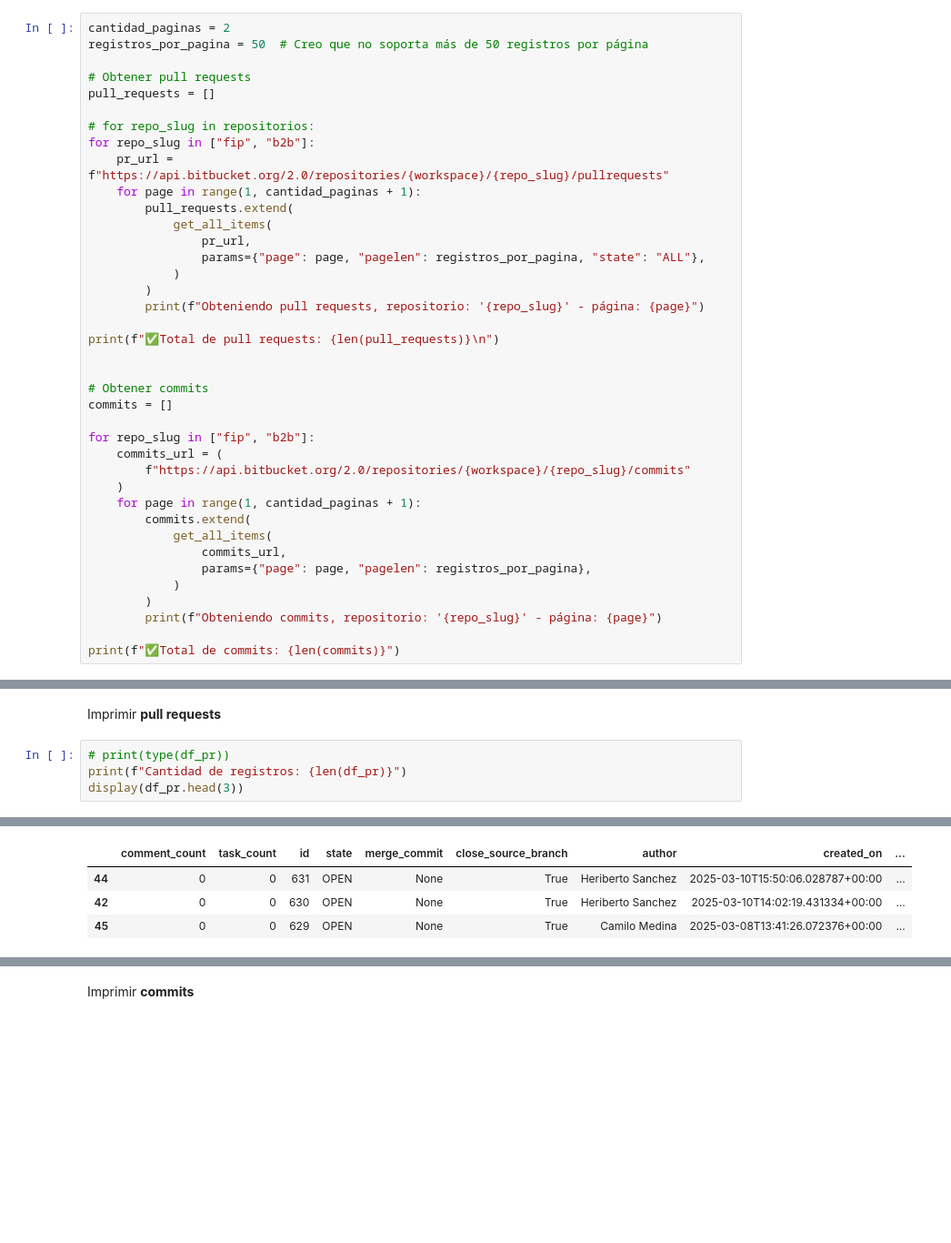
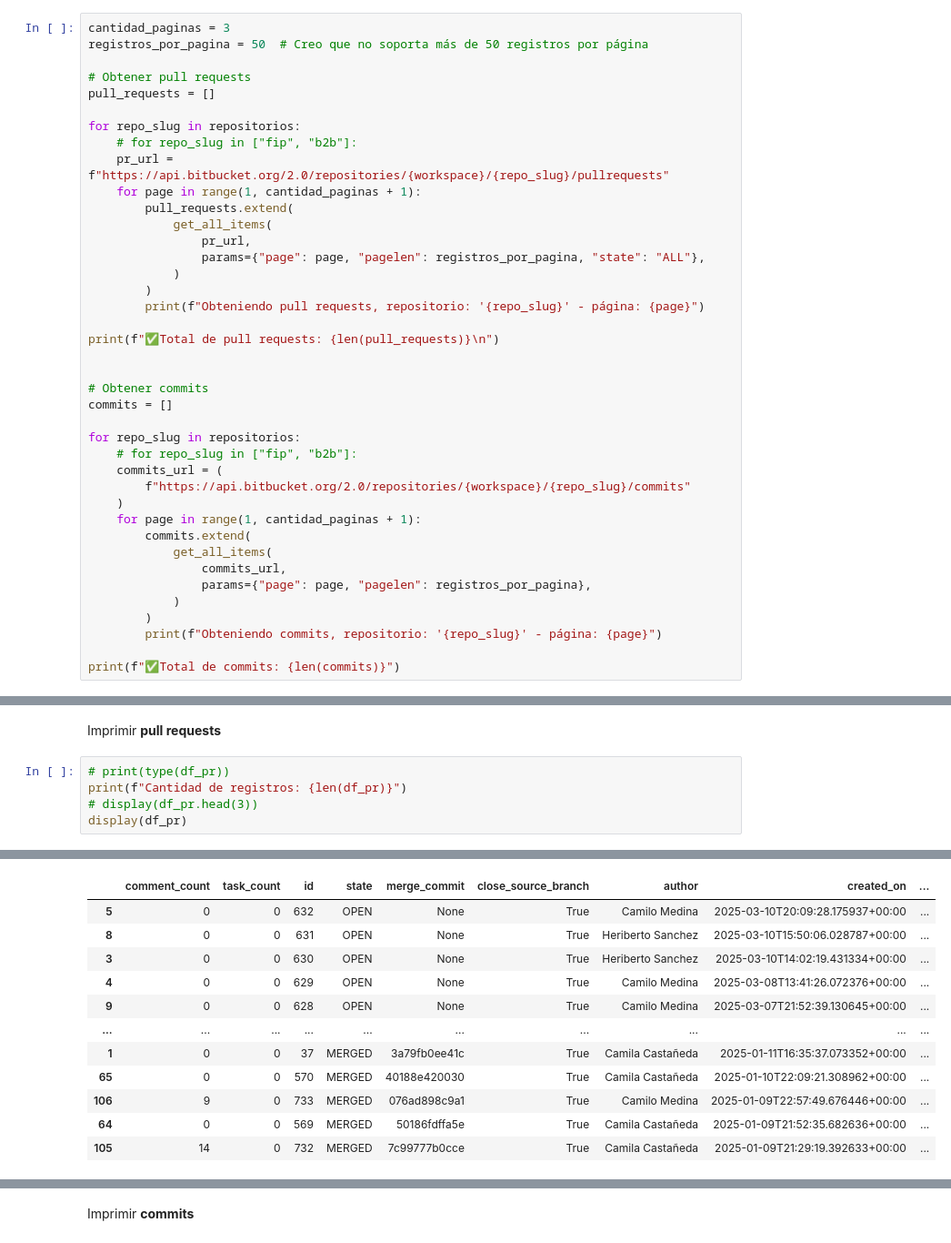
Before and after one commit to afperdomo2/jupyter-bitbucket-api, a Jupyter notebook: proyectos.ipynb, the cells around one changed output, grey strips where cells are left out. Shown at 91% size. Drawn from its saved outputs; the diff is of its cells as text; blank space fills up the shorter version.

```diff
--- a/proyectos.ipynb
+++ b/proyectos.ipynb
@@ -92,14 +92,14 @@ Consultar todos los estados de PR's.
 
 Filtrar 50 registros por páginas, 3 páginas
 # %%
-cantidad_paginas = 2
+cantidad_paginas = 3
 registros_por_pagina = 50  # Creo que no soporta más de 50 registros por página
 
 # Obtener pull requests
 pull_requests = []
 
-# for repo_slug in repositorios:
-for repo_slug in ["fip", "b2b"]:
+for repo_slug in repositorios:
+    # for repo_slug in ["fip", "b2b"]:
     pr_url = f"https://api.bitbucket.org/2.0/repositories/{workspace}/{repo_slug}/pullrequests"
     for page in range(1, cantidad_paginas + 1):
         pull_requests.extend(
@@ -116,7 +116,8 @@ print(f"✅Total de pull requests: {len(pull_requests)}\n")
 # Obtener commits
 commits = []
 
-for repo_slug in ["fip", "b2b"]:
+for repo_slug in repositorios:
+    # for repo_slug in ["fip", "b2b"]:
     commits_url = (
         f"https://api.bitbucket.org/2.0/repositories/{workspace}/{repo_slug}/commits"
     )
@@ -263,5 +270,6 @@ Imprimir **pull requests**
 # %%
 # print(type(df_pr))
 print(f"Cantidad de registros: {len(df_pr)}")
-display(df_pr.head(3))
+# display(df_pr.head(3))
+display(df_pr)
 # %% [output]
@@ -269,4 +277,12 @@ Cantidad de registros: 103
 |  | comment_count | task_count | id | state | merge_commit | close_source_branch | author | created_on | ... |
-| 44 | 0 | 0 | 631 | OPEN | None | True | Heriberto Sanchez | 2025-03-10T15:50:06.028787+00:00 | ... |
-| 42 | 0 | 0 | 630 | OPEN | None | True | Heriberto Sanchez | 2025-03-10T14:02:19.431334+00:00 | ... |
-| 45 | 0 | 0 | 629 | OPEN | None | True | Camilo Medina | 2025-03-08T13:41:26.072376+00:00 | ... |
+| 5 | 0 | 0 | 632 | OPEN | None | True | Camilo Medina | 2025-03-10T20:09:28.175937+00:00 | ... |
+| 8 | 0 | 0 | 631 | OPEN | None | True | Heriberto Sanchez | 2025-03-10T15:50:06.028787+00:00 | ... |
+| 3 | 0 | 0 | 630 | OPEN | None | True | Heriberto Sanchez | 2025-03-10T14:02:19.431334+00:00 | ... |
+| 4 | 0 | 0 | 629 | OPEN | None | True | Camilo Medina | 2025-03-08T13:41:26.072376+00:00 | ... |
+| 9 | 0 | 0 | 628 | OPEN | None | True | Camilo Medina | 2025-03-07T21:52:39.130645+00:00 | ... |
+| ... | ... | ... | ... | ... | ... | ... | ... | ... | ... |
+| 1 | 0 | 0 | 37 | MERGED | 3a79fb0ee41c | True | Camila Castañeda | 2025-01-11T16:35:37.073352+00:00 | ... |
+| 65 | 0 | 0 | 570 | MERGED | 40188e420030 | True | Camila Castañeda | 2025-01-10T22:09:21.308962+00:00 | ... |
+| 106 | 9 | 0 | 733 | MERGED | 076ad898c9a1 | True | Camilo Medina | 2025-01-09T22:57:49.676446+00:00 | ... |
+| 64 | 0 | 0 | 569 | MERGED | 50186fdffa5e | True | Camila Castañeda | 2025-01-09T21:52:35.682636+00:00 | ... |
+| 105 | 14 | 0 | 732 | MERGED | 7c99777b0cce | True | Camila Castañeda | 2025-01-09T21:29:19.392633+00:00 | ... |
```
Also changed, not shown: parts of 13 cells of this notebook.
